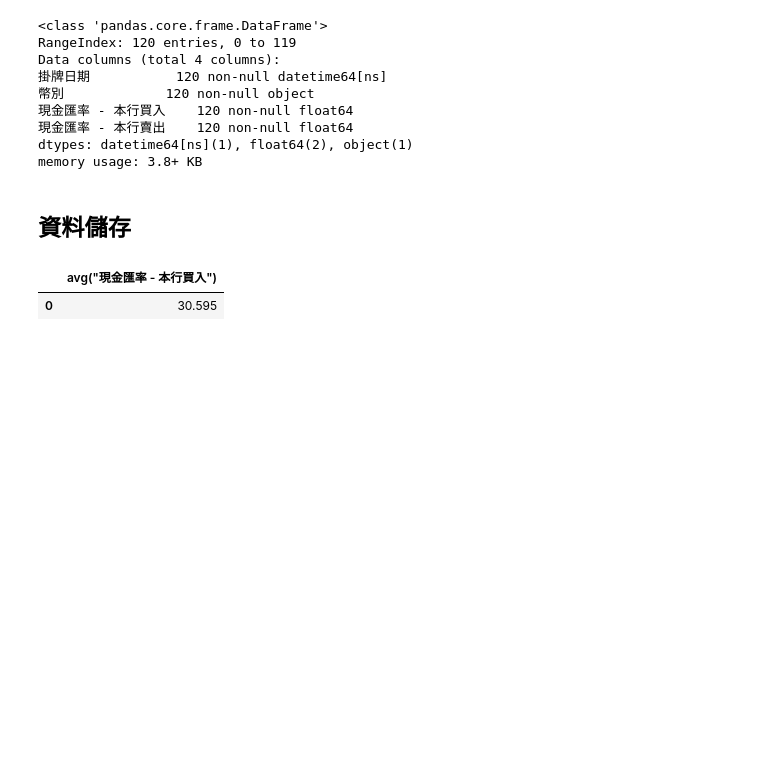
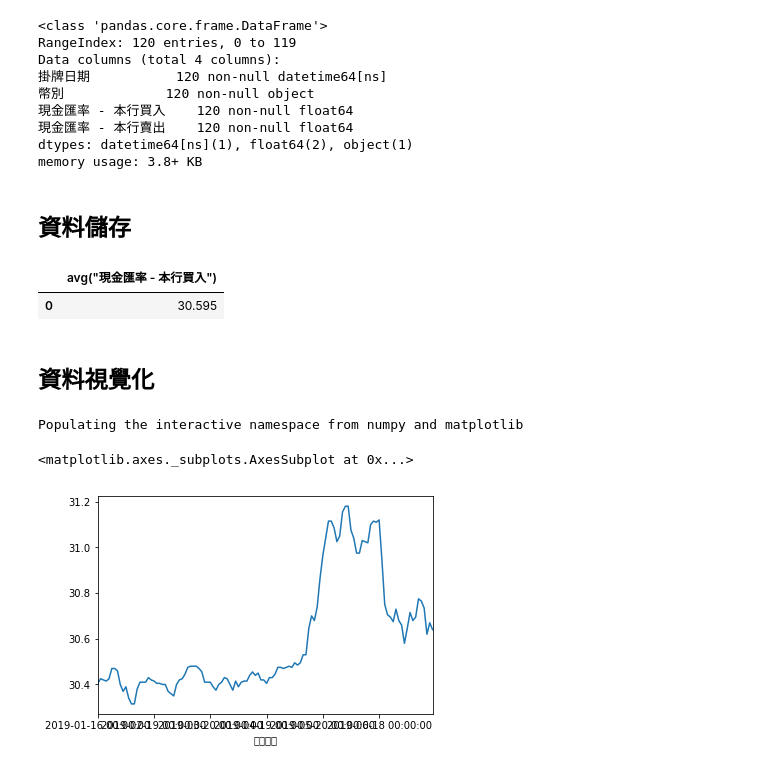
Before and after one commit to ywchiu/digiplus_ds, a Jupyter notebook: Demo20190715.ipynb, the cells around one changed output. Saved outputs shown, nothing was run; the diff lists cells and outputs as text; code cells hidden in the pictures; blank space fills up the shorter version.

```diff
--- a/Demo20190715.ipynb
+++ b/Demo20190715.ipynb
@@ -76,3 +76,20 @@ df2
 # %% [output]
 |  | avg("現金匯率 - 本行買入") |
 | 0 | 30.595 |
+# %% [markdown]
+## 資料視覺化
+# %%
+import sqlite3 as sqlite
+with sqlite.connect('rate.sqlite') as db:
+    df  = pandas.read_sql_query('select * from rate', con = db)
+# %%
+df = df.sort_values('掛牌日期')
+# %%
+df.set_index('掛牌日期', inplace=True)
+# %%
+%pylab inline
+df['現金匯率 - 本行買入'].plot(kind = 'line')
+# %% [output]
+Populating the interactive namespace from numpy and matplotlib
+<matplotlib.axes._subplots.AxesSubplot at 0x...>
+[figure, added]
```
Also changed, not shown: parts of 18 cells of this notebook.
